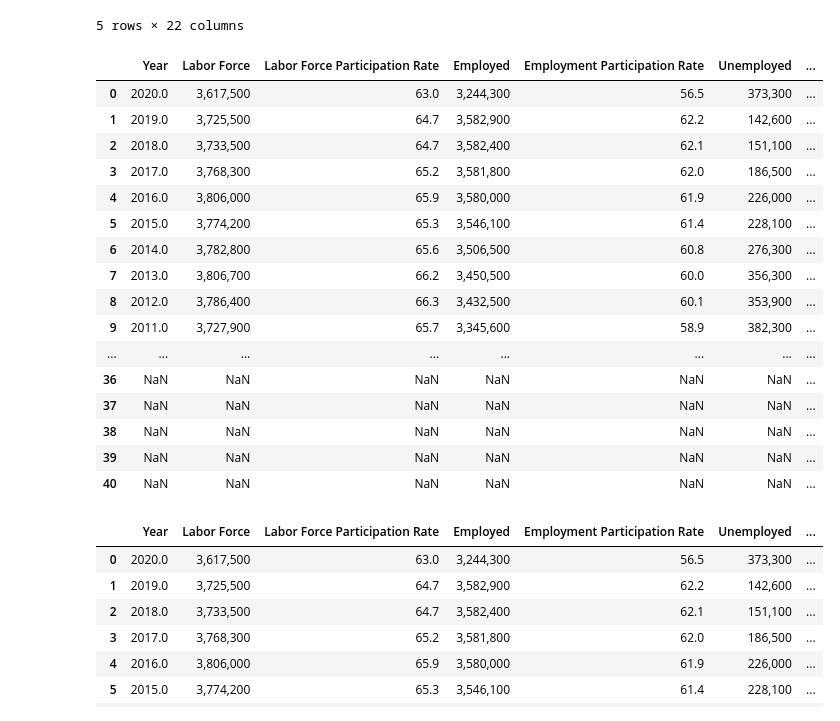
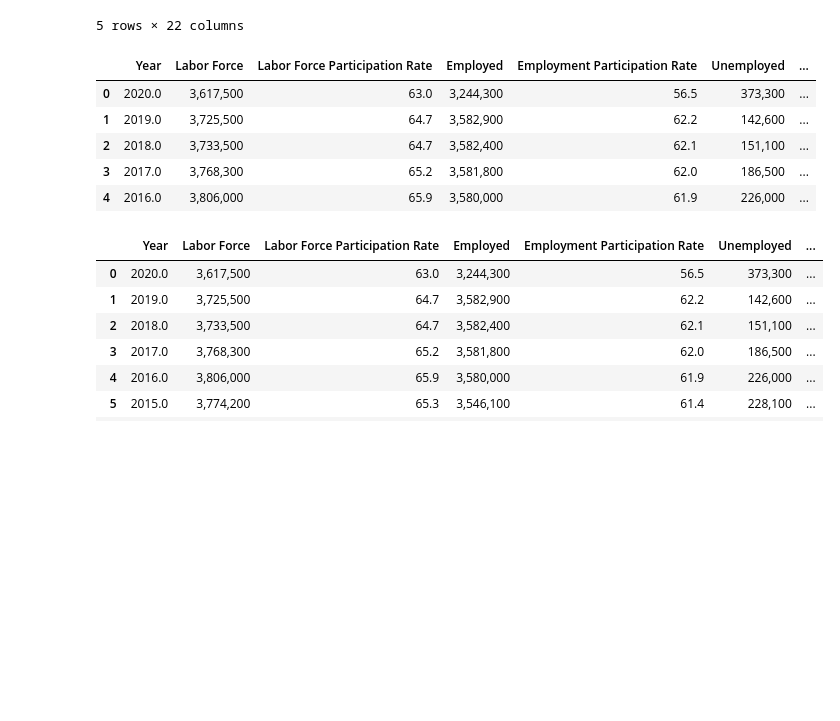
Before and after one commit to PatrickBarrett1/ETL_project, a Jupyter notebook: ETL-project.ipynb, the cells around one changed output. Cells and saved outputs as stored; diff of their text form; code cells hidden in the pictures; blank space fills up the shorter version.

```diff
--- a/ETL-project.ipynb
+++ b/ETL-project.ipynb
@@ -20,25 +20,14 @@ chicago_crimes.head()
 # %%
 chicago_UE = pd.read_csv("./Resources/Chicago_UE_annual.csv", sep=',')
 chicago_UE = chicago_UE.drop(columns=['Unnamed: 8', 'Unnamed: 9', 'Unnamed: 10', 'Unnamed: 11', 'Unnamed: 12'])
-chicago_UE
+chicago_UE.head()
 # %% [output]
 |  | Year | Labor Force | Labor Force Participation Rate | Employed | Employment Participation Rate | Unemployed | ... |
 | 0 | 2020.0 | 3,617,500 | 63.0 | 3,244,300 | 56.5 | 373,300 | ... |
 | 1 | 2019.0 | 3,725,500 | 64.7 | 3,582,900 | 62.2 | 142,600 | ... |
 | 2 | 2018.0 | 3,733,500 | 64.7 | 3,582,400 | 62.1 | 151,100 | ... |
 | 3 | 2017.0 | 3,768,300 | 65.2 | 3,581,800 | 62.0 | 186,500 | ... |
 | 4 | 2016.0 | 3,806,000 | 65.9 | 3,580,000 | 61.9 | 226,000 | ... |
-| 5 | 2015.0 | 3,774,200 | 65.3 | 3,546,100 | 61.4 | 228,100 | ... |
-| 6 | 2014.0 | 3,782,800 | 65.6 | 3,506,500 | 60.8 | 276,300 | ... |
-| 7 | 2013.0 | 3,806,700 | 66.2 | 3,450,500 | 60.0 | 356,300 | ... |
-| 8 | 2012.0 | 3,786,400 | 66.3 | 3,432,500 | 60.1 | 353,900 | ... |
-| 9 | 2011.0 | 3,727,900 | 65.7 | 3,345,600 | 58.9 | 382,300 | ... |
-| ... | ... | ... | ... | ... | ... | ... | ... |
-| 36 | NaN | NaN | NaN | NaN | NaN | NaN | ... |
-| 37 | NaN | NaN | NaN | NaN | NaN | NaN | ... |
-| 38 | NaN | NaN | NaN | NaN | NaN | NaN | ... |
-| 39 | NaN | NaN | NaN | NaN | NaN | NaN | ... |
-| 40 | NaN | NaN | NaN | NaN | NaN | NaN | ... |
 # %%
 chicago_UE.dropna()
 # %% [output]
```
Also changed, not shown: parts of 14 cells of this notebook.
